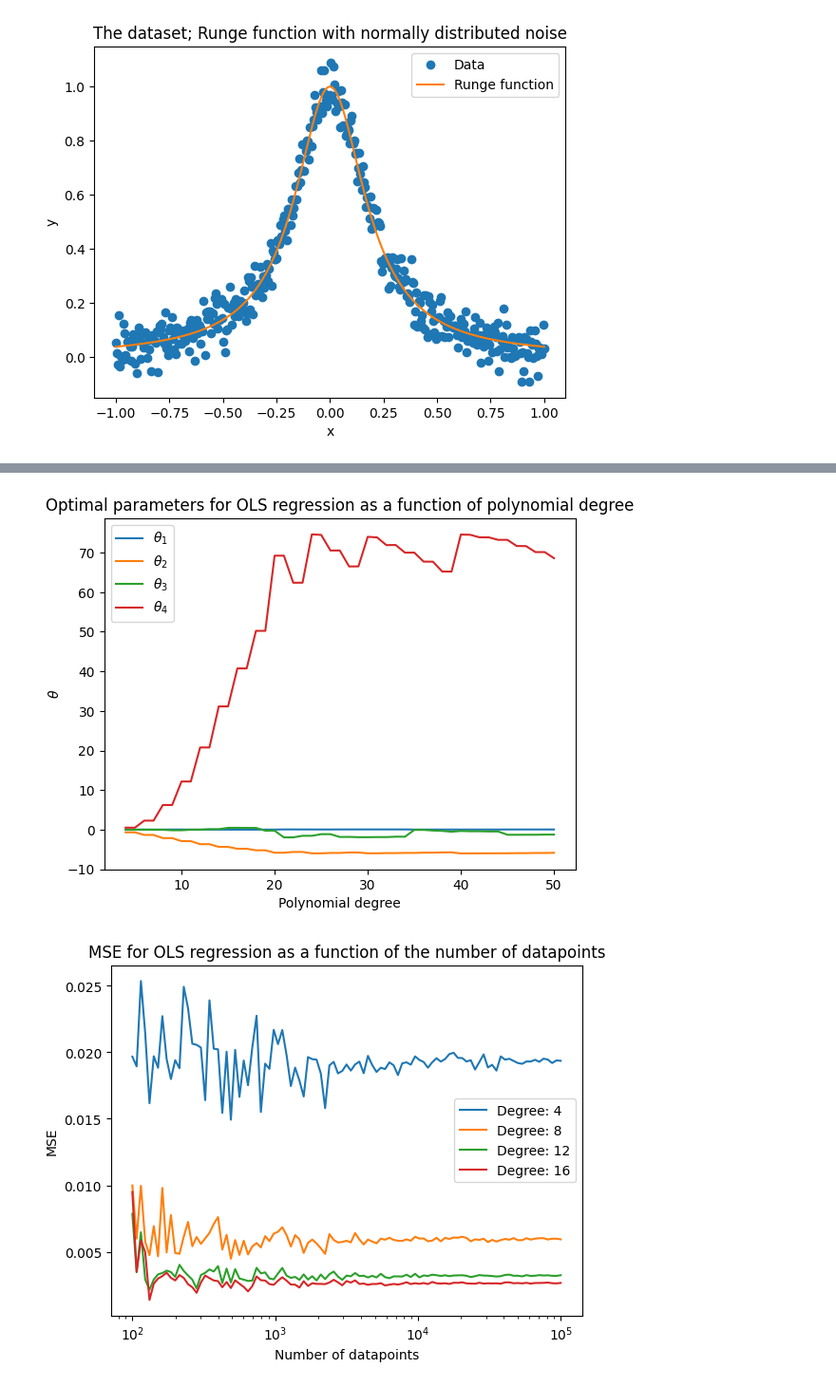
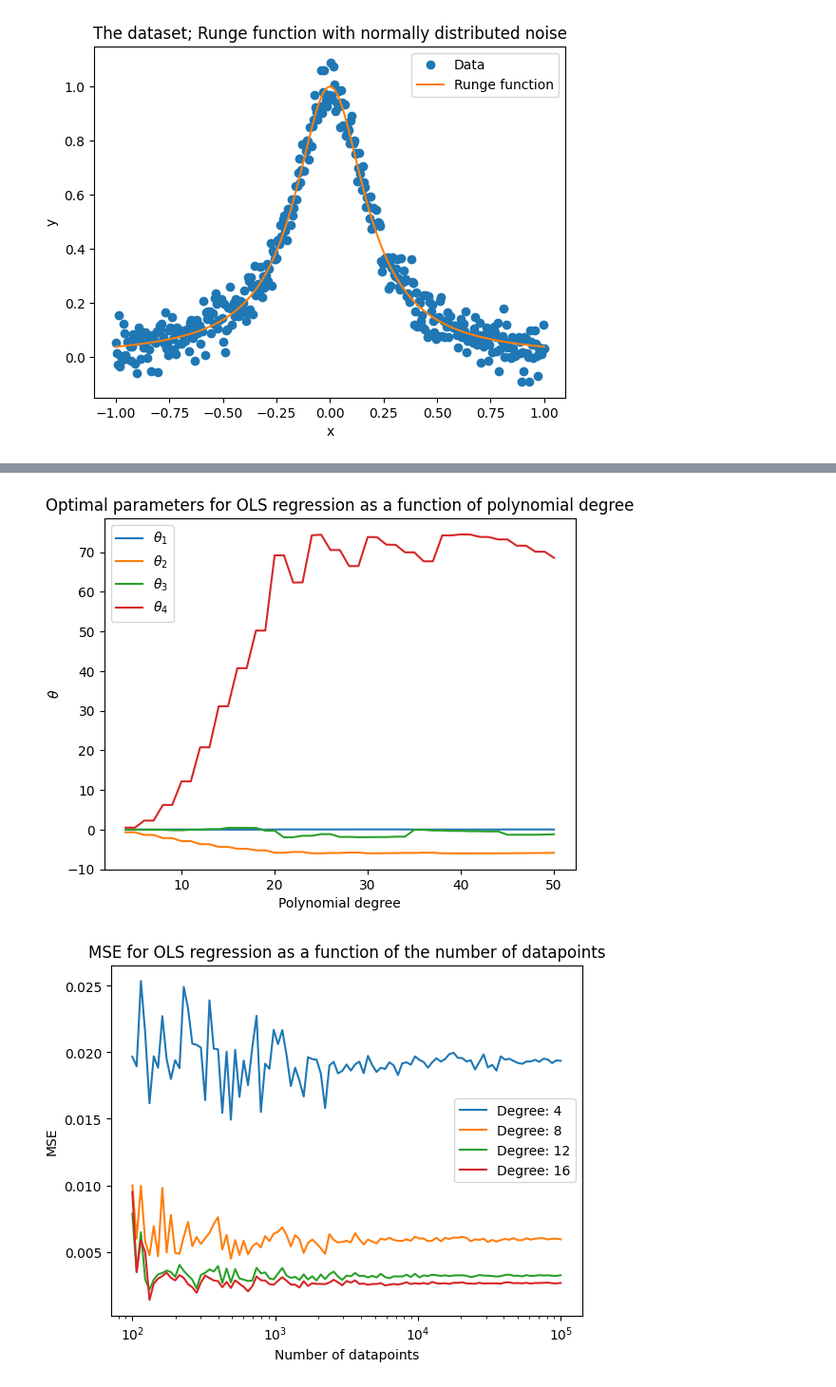
Before and after one commit to HeineEH/FYS-STK3155-4155_Project1, a Jupyter notebook: code/project_1ab.ipynb, the cells around one changed output, grey strips where cells are left out. Shown: that part at 95% size. Drawn from its saved outputs; the diff is of its cells as text; code cells hidden in the pictures.

Commit message:
Use new utils, and sklearn PolynomialFeatures

```diff
--- a/code/project_1ab.ipynb
+++ b/code/project_1ab.ipynb
@@ -72,25 +72,28 @@ plt.show()
 [figure]
 # %%
 # Calculating and plotting optimal parameters as a function of polynomial degree.
+
+from sklearn.preprocessing import PolynomialFeatures
+
 
 polynomial_degrees = np.array(range(4, 51))
 opt_theta_vals = np.zeros((len(polynomial_degrees),polynomial_degrees[0]))
 
 for i in range(len(polynomial_degrees)):
-    X = polynomial_features(x, polynomial_degrees[i])
+    X = PolynomialFeatures(polynomial_degrees[i], include_bias=False).fit_transform(x.reshape(-1, 1))
     theta,_ = opt_theta(X,y)
     opt_theta_vals[i,:] = theta[:polynomial_degrees[0]]
 
 for i in range(opt_theta_vals.shape[1]):
     plt.plot(polynomial_degrees,opt_theta_vals[:,i],label=fr"$\theta_{i+1}$")
 
 plt.xlabel("Polynomial degree")
 plt.ylabel(r"$\theta$")
 plt.legend()
 plt.title("Optimal parameters for OLS regression as a function of polynomial degree")
 plt.show()
 # %% [output]
-[figure, old version]
+[figure, new version]
 # %%
 # Calculating and plotting mse as a function of the number of datapoints, for different polynomial degrees of polynomial fits.
 
```
Also changed, not shown: parts of 4 cells of this notebook.
